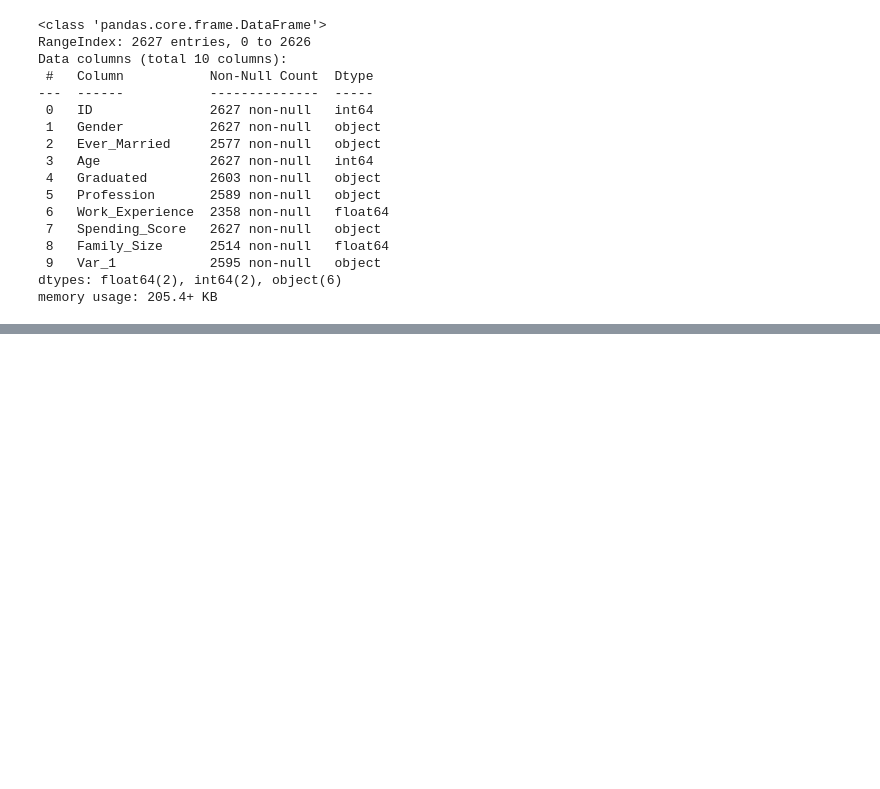
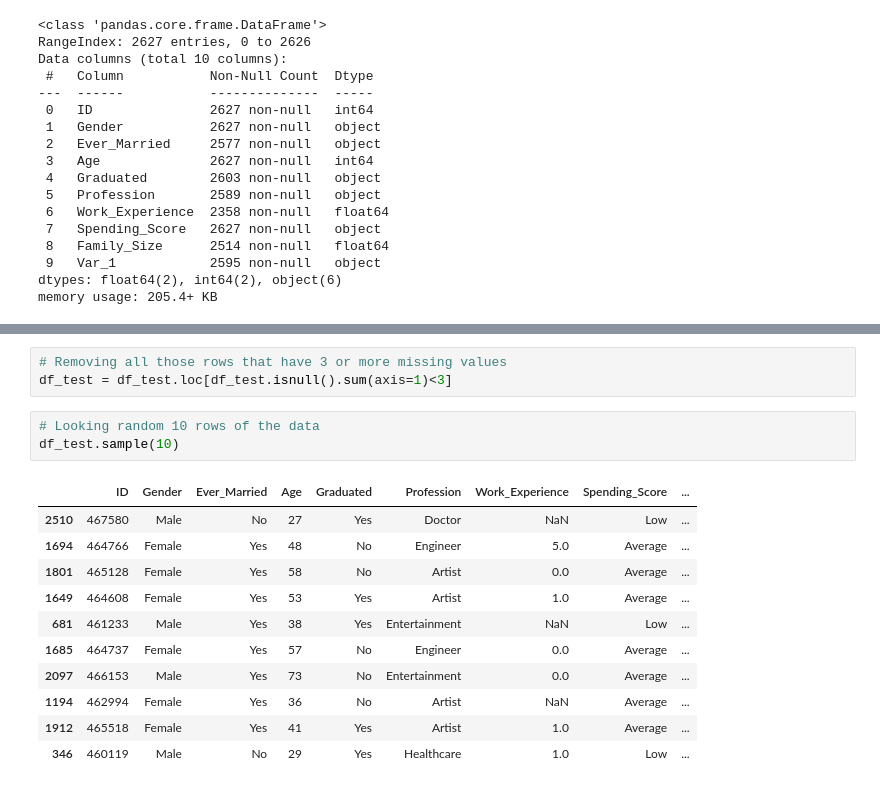
Before and after one commit to Research-Group-CDAP/ML_Assignment2_IT19132310_IT19139036_IT19120980_IT19104218, a Jupyter notebook: model.ipynb, the cells around one changed output, grey strips where cells are left out. Cells and saved outputs as stored; diff of their text form; blank space fills up the shorter version.

```diff
--- a/model.ipynb
+++ b/model.ipynb
@@ -103,0 +137,18 @@ memory usage: 205.4+ KB
+# %%
+# Removing all those rows that have 3 or more missing values
+df_test = df_test.loc[df_test.isnull().sum(axis=1)<3]
+# %%
+# Looking random 10 rows of the data
+df_test.sample(10)
+# %% [output]
+|  | ID | Gender | Ever_Married | Age | Graduated | Profession | Work_Experience | Spending_Score | ... |
+| 2510 | 467580 | Male | No | 27 | Yes | Doctor | NaN | Low | ... |
+| 1694 | 464766 | Female | Yes | 48 | No | Engineer | 5.0 | Average | ... |
+| 1801 | 465128 | Female | Yes | 58 | No | Artist | 0.0 | Average | ... |
+| 1649 | 464608 | Female | Yes | 53 | Yes | Artist | 1.0 | Average | ... |
+| 681 | 461233 | Male | Yes | 38 | Yes | Entertainment | NaN | Low | ... |
+| 1685 | 464737 | Female | Yes | 57 | No | Engineer | 0.0 | Average | ... |
+| 2097 | 466153 | Male | Yes | 73 | No | Entertainment | 0.0 | Average | ... |
+| 1194 | 462994 | Female | Yes | 36 | No | Artist | NaN | Average | ... |
+| 1912 | 465518 | Female | Yes | 41 | Yes | Artist | 1.0 | Average | ... |
+| 346 | 460119 | Male | No | 29 | Yes | Healthcare | 1.0 | Low | ... |
```
Also changed, not shown: parts of 14 cells of this notebook.
